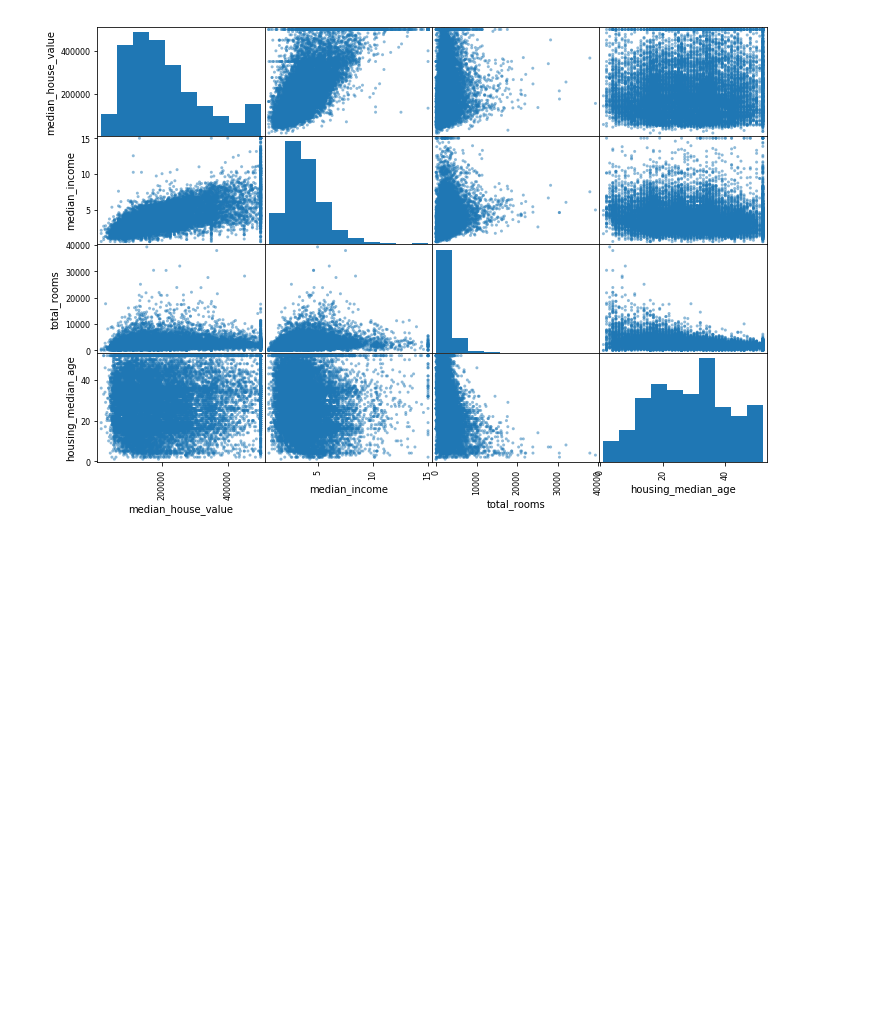
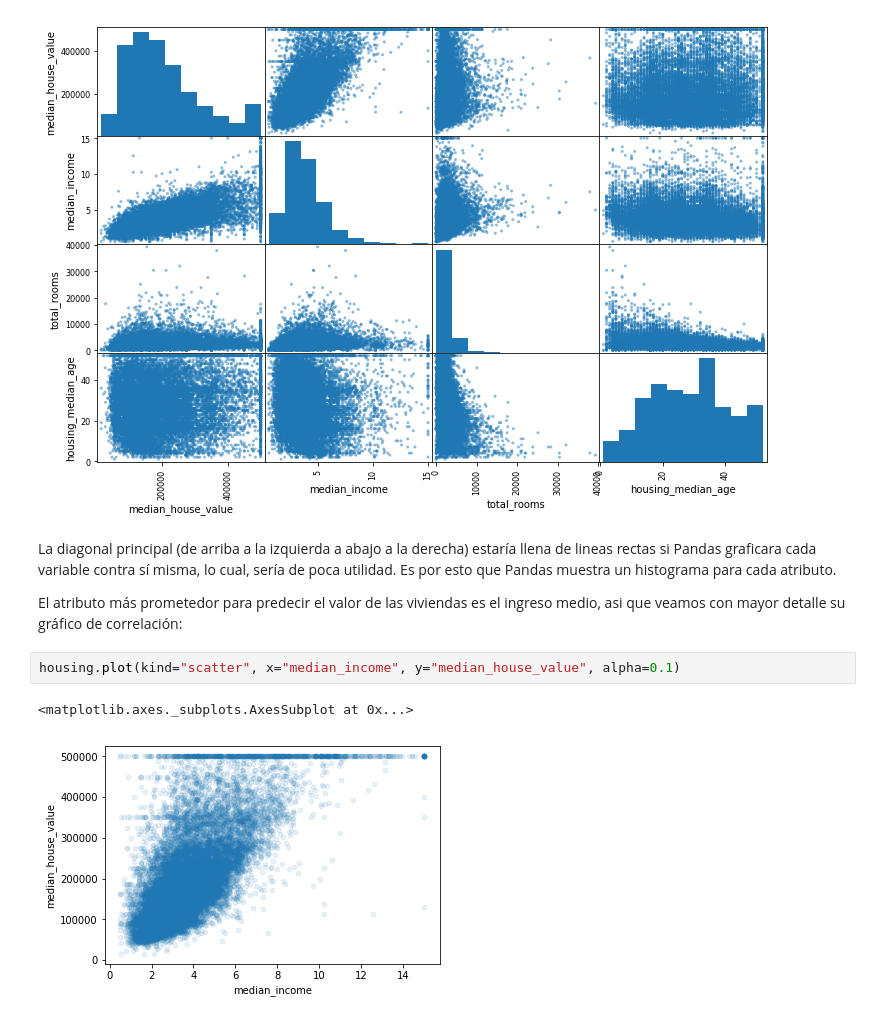
Before and after one commit to martinmuelas/handson-ml-book-exercises, a Jupyter notebook: Housing.ipynb, the cells around one changed output. Drawn from its saved outputs; the diff is of its cells as text; blank space fills up the shorter version.

```diff
--- a/Housing.ipynb
+++ b/Housing.ipynb
@@ -295,3 +295,12 @@ array([[<matplotlib.axes._subplots.AxesSubplot object at 0x...>,
         <matplotlib.axes._subplots.AxesSubplot object at 0x...>]],
       dtype=object)
 [figure]
+# %% [markdown]
+La diagonal principal (de arriba a la izquierda a abajo a la derecha) estaría llena de lineas rectas si Pandas graficara cada variable contra sí misma, lo cual, sería de poca utilidad. Es por esto que Pandas muestra un histograma para cada atributo.
+
+El atributo más prometedor para predecir el valor de las viviendas es el ingreso medio, asi que veamos con mayor detalle su gráfico de correlación:
+# %%
+housing.plot(kind="scatter", x="median_income", y="median_house_value", alpha=0.1)
+# %% [output]
+<matplotlib.axes._subplots.AxesSubplot at 0x...>
+[figure, added]
```
Also changed, not shown: parts of 27 cells of this notebook.
